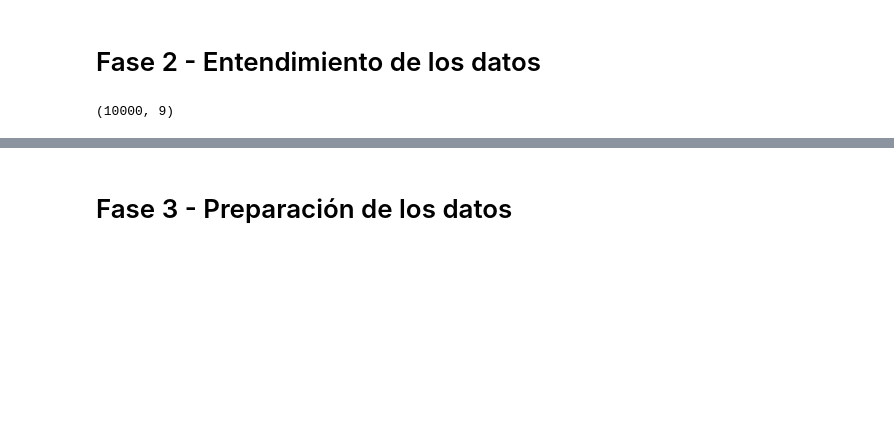
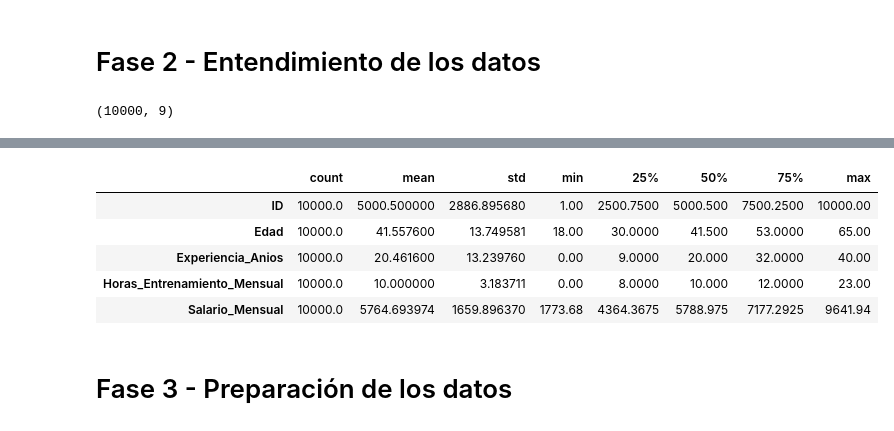
Before and after one commit to kotonitro/Inteligencia_Artificial_UBB, a Jupyter notebook: Certamen_2/620454_Base_E2_Regresion.ipynb, the cells around one changed output, grey strips where cells are left out. Saved outputs shown, nothing was run; the diff lists cells and outputs as text; code cells hidden in the pictures; blank space fills up the shorter version.

```diff
--- a/Certamen_2/620454_Base_E2_Regresion.ipynb
+++ b/Certamen_2/620454_Base_E2_Regresion.ipynb
@@ -115,3 +169,14 @@ data.shape
+# %%
+
+# Usaremos un método resumen de estadísticas numéricas
+data.describe().T
+# %% [output]
+|  | count | mean | std | min | 25% | 50% | 75% | max |
+| ID | 10000.0 | 5000.500000 | 2886.895680 | 1.00 | 2500.7500 | 5000.500 | 7500.2500 | 10000.00 |
+| Edad | 10000.0 | 41.557600 | 13.749581 | 18.00 | 30.0000 | 41.500 | 53.0000 | 65.00 |
+| Experiencia_Anios | 10000.0 | 20.461600 | 13.239760 | 0.00 | 9.0000 | 20.000 | 32.0000 | 40.00 |
+| Horas_Entrenamiento_Mensual | 10000.0 | 10.000000 | 3.183711 | 0.00 | 8.0000 | 10.000 | 12.0000 | 23.00 |
+| Salario_Mensual | 10000.0 | 5764.693974 | 1659.896370 | 1773.68 | 4364.3675 | 5788.975 | 7177.2925 | 9641.94 |
 # %% [markdown]
 # Fase 3 - Preparación de los datos
 # %% [markdown]
```
Also changed, not shown: parts of 4 cells of this notebook.
